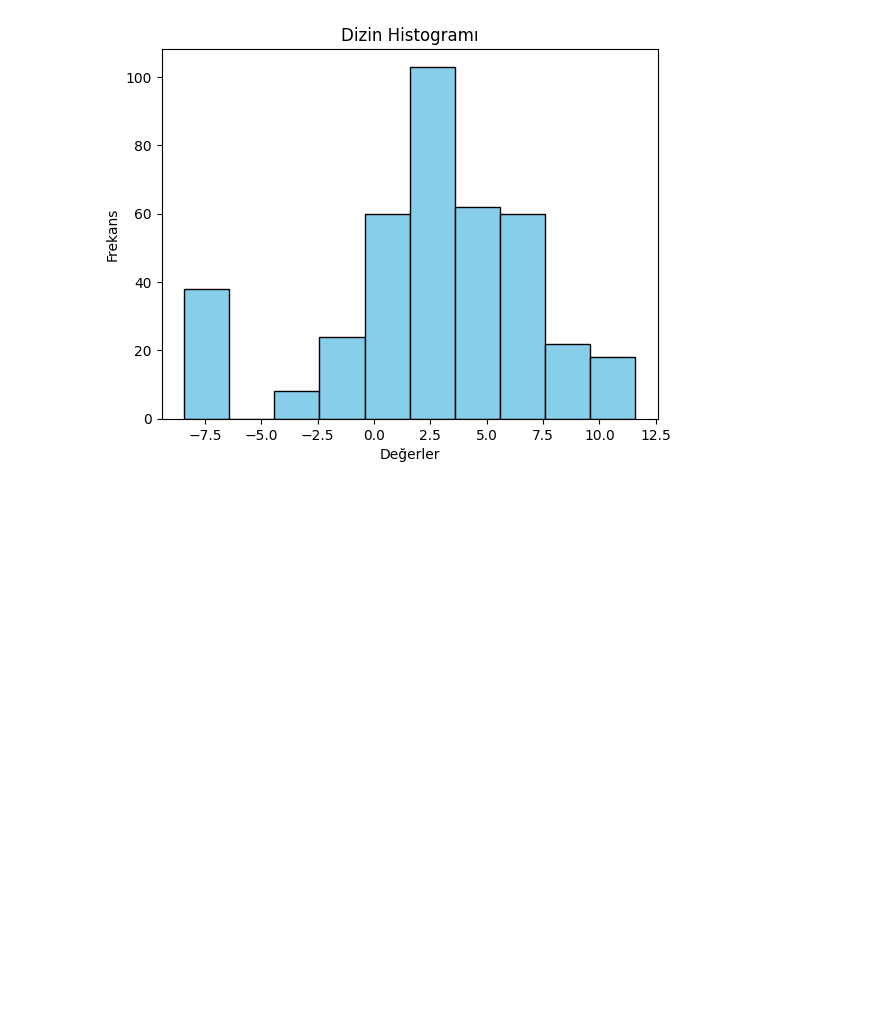
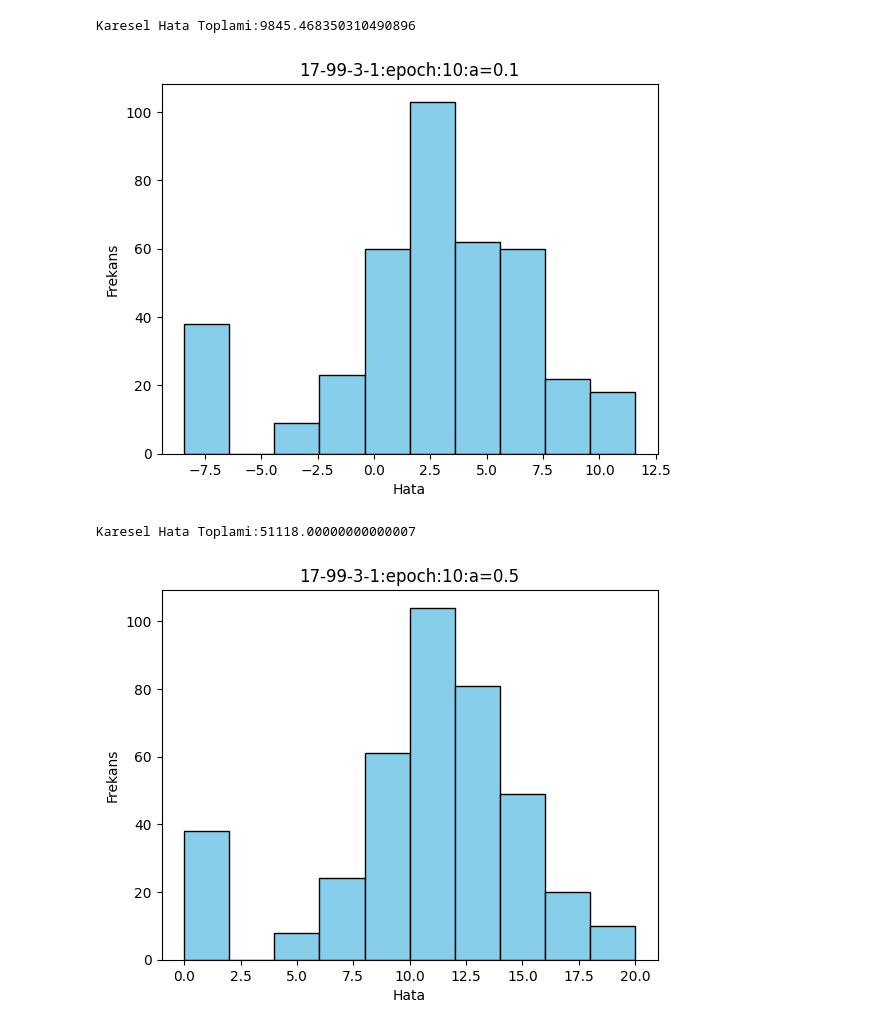
Before and after one commit to Ebrar2/ysa, a Jupyter notebook: Untitled5.ipynb, the cells around one changed output. Drawn from its saved outputs; the diff is of its cells as text; code cells hidden in the pictures; blank space fills up the shorter version.

```diff
--- a/Untitled5.ipynb
+++ b/Untitled5.ipynb
@@ -122,27 +123,35 @@ histogram_olustur(hata)
 # %%
+#En iyi 17 özellik seçme
 select_k = 17
-
-# Değişkenlerin seçim stratejisi belirlenir
-# chi2 = Ki-kare yönteminin kullanılmasıdır
 selection = SelectKBest(chi2, k=select_k).fit(X, y)
 
-# İlişkili olan değişkenler gösterilir.
+
 features = X.columns[selection.get_support()]
 yeni_features=X[features]
 
-giris_boyutu =len(yeni_features.columns)   # Giriş katmanı boyutu
-gizliKatman_boyutu1 = 99    # Gizli katman boyutu
-gizliKatman_boyutu2 = 3    # Gizli katman boyutu
-cikis_boyutu = 1    # Çıktı katmanı boyutu
+giris_boyutu =len(yeni_features.columns)
+gizliKatman_boyutu1 = 99
+gizliKatman_boyutu2 = 3
+cikis_boyutu = 1
 learning_rate = 0.1
 
 genel_W1=np.random.randn(gizliKatman_boyutu1,giris_boyutu)
 genel_W2=np.random.randn(gizliKatman_boyutu2,gizliKatman_boyutu1)
 genel_W3=np.random.randn(cikis_boyutu,gizliKatman_boyutu2)
 
-
+#17 özellik 10 epoch learning_rate=0.1
 sonuc=egitim(10,yeni_features,genel_W1,genel_W2,genel_W3)
 hata=hata_hesabi(yeni_features,sonuc.W1,sonuc.W2,sonuc.W3)
-histogram_olustur(hata)
+histogram_olustur(hata,'17-99-3-1:epoch:10:a=0.1')
+
+
+#17 özellik 10 epoch learnin_rate=0.5
+learning_rate = 0.5
+sonuc=egitim(10,yeni_features,genel_W1,genel_W2,genel_W3)
+hata=hata_hesabi(yeni_features,sonuc.W1,sonuc.W2,sonuc.W3)
+histogram_olustur(hata,'17-99-3-1:epoch:10:a=0.5')
 # %% [output]
+Karesel Hata Toplami:9845.468350310490896
-[figure, old version]
+[figure, new version]
+Karesel Hata Toplami:51118.00000000000007
+[figure, added]
```
Also changed, not shown: parts of 3 cells of this notebook.
